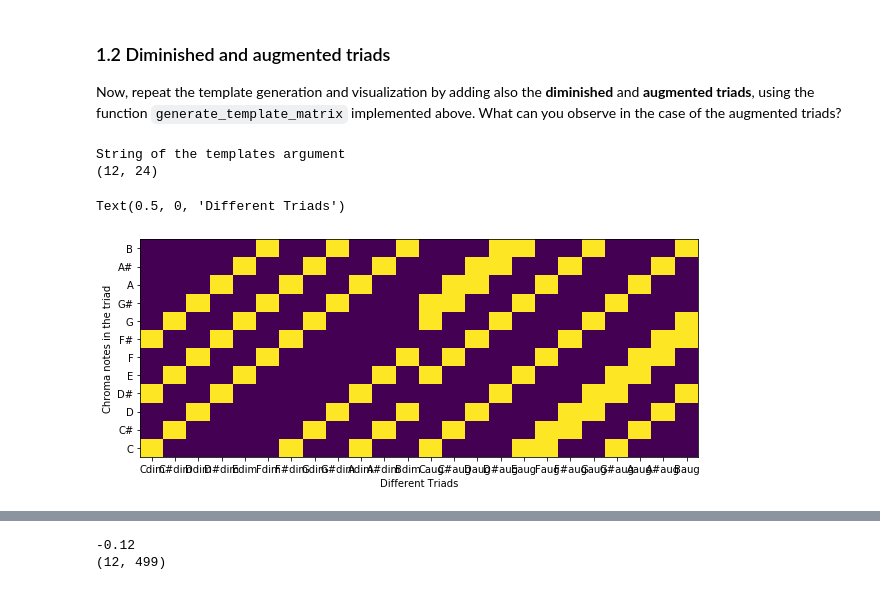
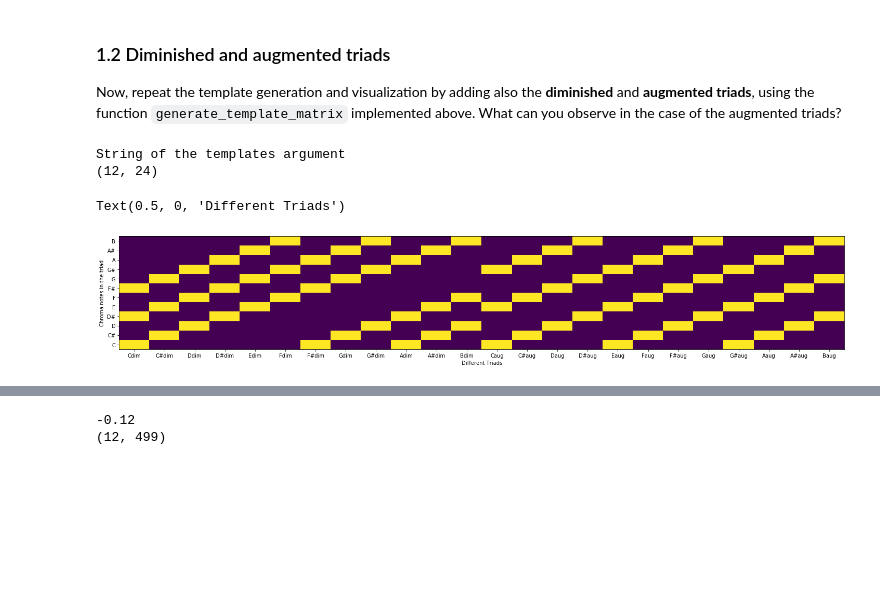
Before and after one commit to marc-philipp-knechtle/mir, a Jupyter notebook: ExerciseMIR/exercise04.ipynb, the cells around one changed output, grey strips where cells are left out. Saved outputs shown, nothing was run; the diff lists cells and outputs as text; code cells hidden in the pictures; blank space fills up the shorter version.

```diff
--- a/ExerciseMIR/exercise04.ipynb
+++ b/ExerciseMIR/exercise04.ipynb
@@ -116,28 +116,28 @@ Now, repeat the template generation and visualization by adding also the __dimin
 # %%
 ## your code here
 template_cdim = np.array([[1, 0, 0, 1, 0, 0, 1, 0, 0, 0, 0, 0]]).T
-template_caug = np.array([[1, 0, 0, 0, 1, 0, 0, 1, 1, 0, 0, 0]]).T
+template_caug = np.array([[1, 0, 0, 0, 1, 0, 0, 0, 1, 0, 0, 0]]).T
 
 templates_triads = generate_template_matrix(np.concatenate((template_cdim, template_caug), axis=1))
 
 ## your code here (plot the matrix)
-fig = plt.figure(figsize=(10, 4))
+fig = plt.figure(figsize=(25, 4))
 chroma_label = ['C', 'C#', 'D', 'D#', 'E', 'F', 'F#', 'G', 'G#', 'A', 'A#', 'B']
 chord_label_dim = [s + 'dim' for s in chroma_label]
 chord_label_aug = [s + 'aug' for s in chroma_label]
 chord_labels = chord_label_dim + chord_label_aug
 
 ## your code here (plot the matrix)
 plt.imshow(templates_triads, origin='lower', aspect='auto')
 plt.xticks(np.arange(24), chord_labels)
 plt.yticks(np.arange(12), chroma_label)
 plt.ylabel('Chroma notes in the triad')
 plt.xlabel('Different Triads')
 # %% [output]
 String of the templates argument
 (12, 24)
 Text(0.5, 0, 'Different Triads')
-[figure, old version]
+[figure, new version]
 # %% [markdown]
 ## 2. Template-based chord recognition
 
```
Also changed, not shown: parts of 4 cells of this notebook, 1 other file.
